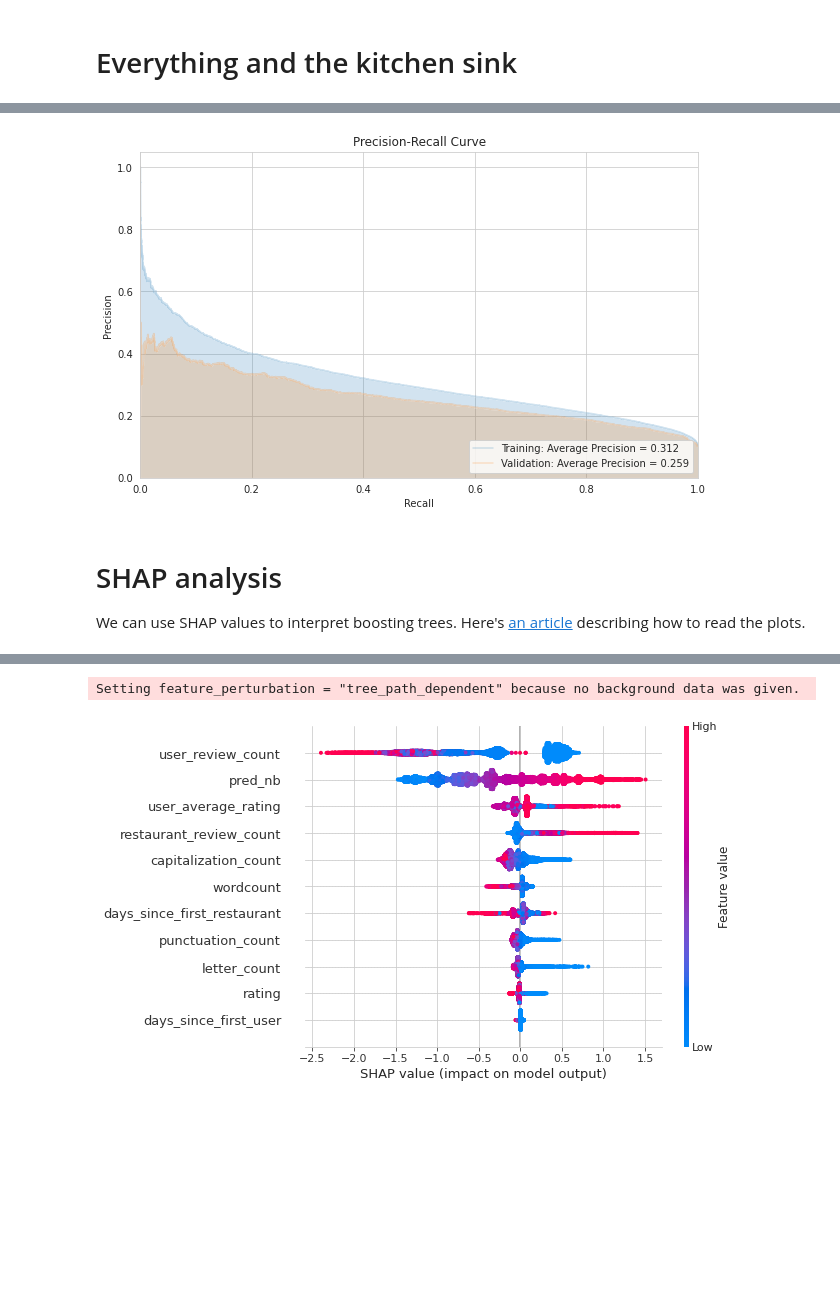
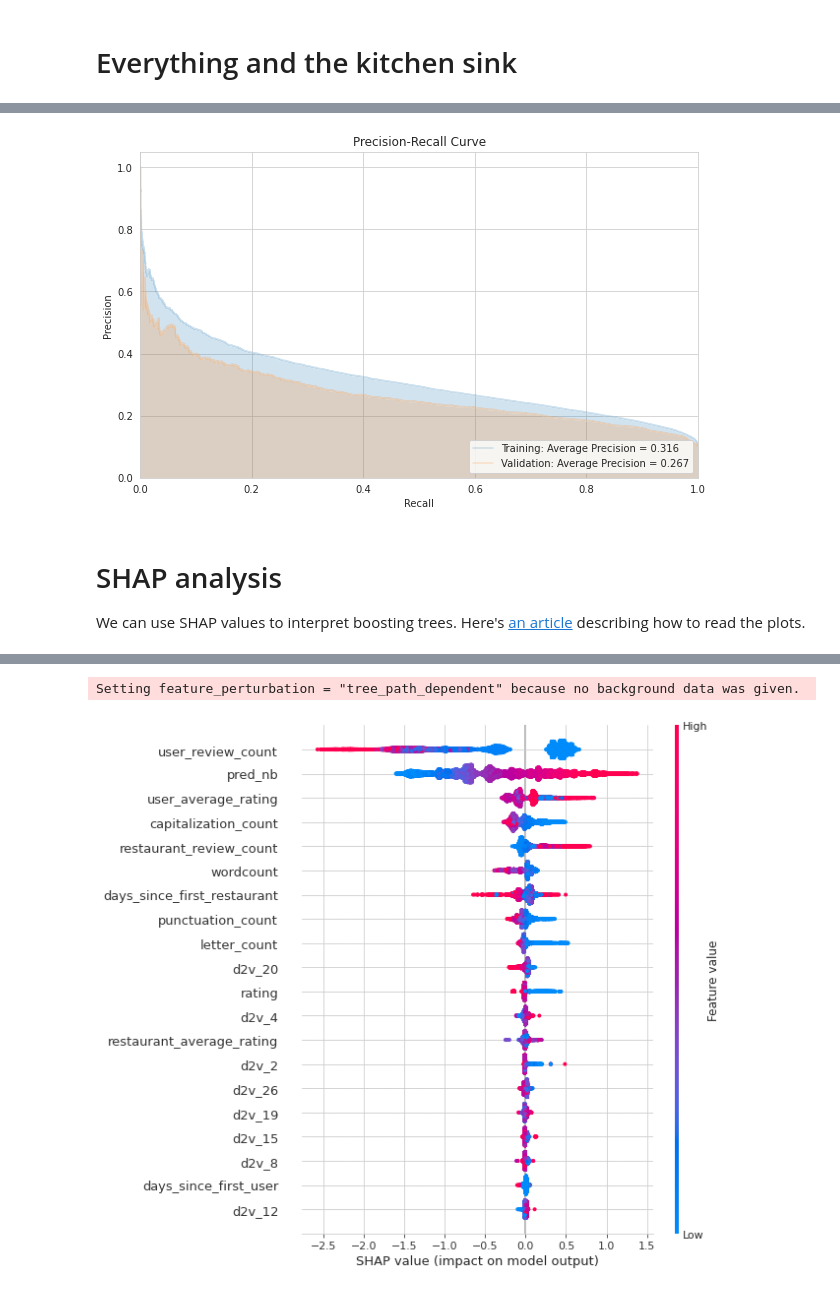
Before and after one commit to sujeongcha/Yelp-fake-review-detection, a Jupyter notebook: notebooks/exploratory/eric-initial_exploration.ipynb, the cells around one changed output, grey strips where cells are left out. Drawn from its saved outputs; the diff is of its cells as text; code cells hidden in the pictures; blank space fills up the shorter version.

Commit message:
add error analysis and imbalanced data reweighting

```diff
--- a/notebooks/exploratory/eric-initial_exploration.ipynb
+++ b/notebooks/exploratory/eric-initial_exploration.ipynb
@@ -553,0 +598,2 @@ Highest TFIDF
+# %%
+data['pred_d2v'] = tree_d2v.predict_proba(d2v_df)[:,1]
@@ -558,5 +606,7 @@ everything_features = train_features + ['pred_nb']
-# %%
-tree2 = XGBClassifier()
-tree2.fit(data[everything_features][:230000], y)
-
-data['pred_everything'] = tree2.predict_proba(data[everything_features])[:,1]
+# %%
+everything_data = pd.concat([data, d2v_df], axis=1)
+everything_features = train_features + ['pred_nb'] + d2v_df.columns.tolist()
+# %%
+pos_ratio = len(y) / y.sum()
+everything_model = XGBClassifier(scale_pos_weight=pos_ratio)
+everything_model.fit(everything_data[everything_features][:230000], y)
@@ -563,8 +621,9 @@ data['pred_everything'] = tree2.predict_proba(data[everything_features])[:,1]
 # %%
+data['pred_everything'] = everything_model.predict_proba(everything_data[everything_features])[:,1]
 plot_pr(data[:230000]['pred_everything'], data[:230000]['label'], label='Training')
 plot_pr(data[230000:]['pred_everything'], data[230000:]['label'], label='Validation')
 # %% [output]
-[figure, old version]
+[figure, new version]
 # %% [markdown]
 # SHAP analysis
 We can use SHAP values to interpret boosting trees. Here's [an article](https://towardsdatascience.com/explain-your-model-with-the-shap-values-bc36aac4de3d) describing how to read the plots.
@@ -574,11 +633,11 @@ shap.initjs()
 # %% [output]
 [interactive output not drawn]
 # %%
-explainer = shap.TreeExplainer(tree2)
-sv = explainer.shap_values(data[230000:][everything_features], y_val)
-shap.summary_plot(sv, data[230000:][everything_features], everything_features)
+explainer = shap.TreeExplainer(everything_model)
+sv = explainer.shap_values(everything_data[230000:][everything_features], y_val)
+shap.summary_plot(sv, everything_data[230000:][everything_features], everything_features)
 # %% [output]
 Setting feature_perturbation = "tree_path_dependent" because no background data was given.
-[figure, old version]
+[figure, new version]
 # %%
 for feature in everything_features:
```
Also changed, not shown: parts of 37 cells of this notebook.
